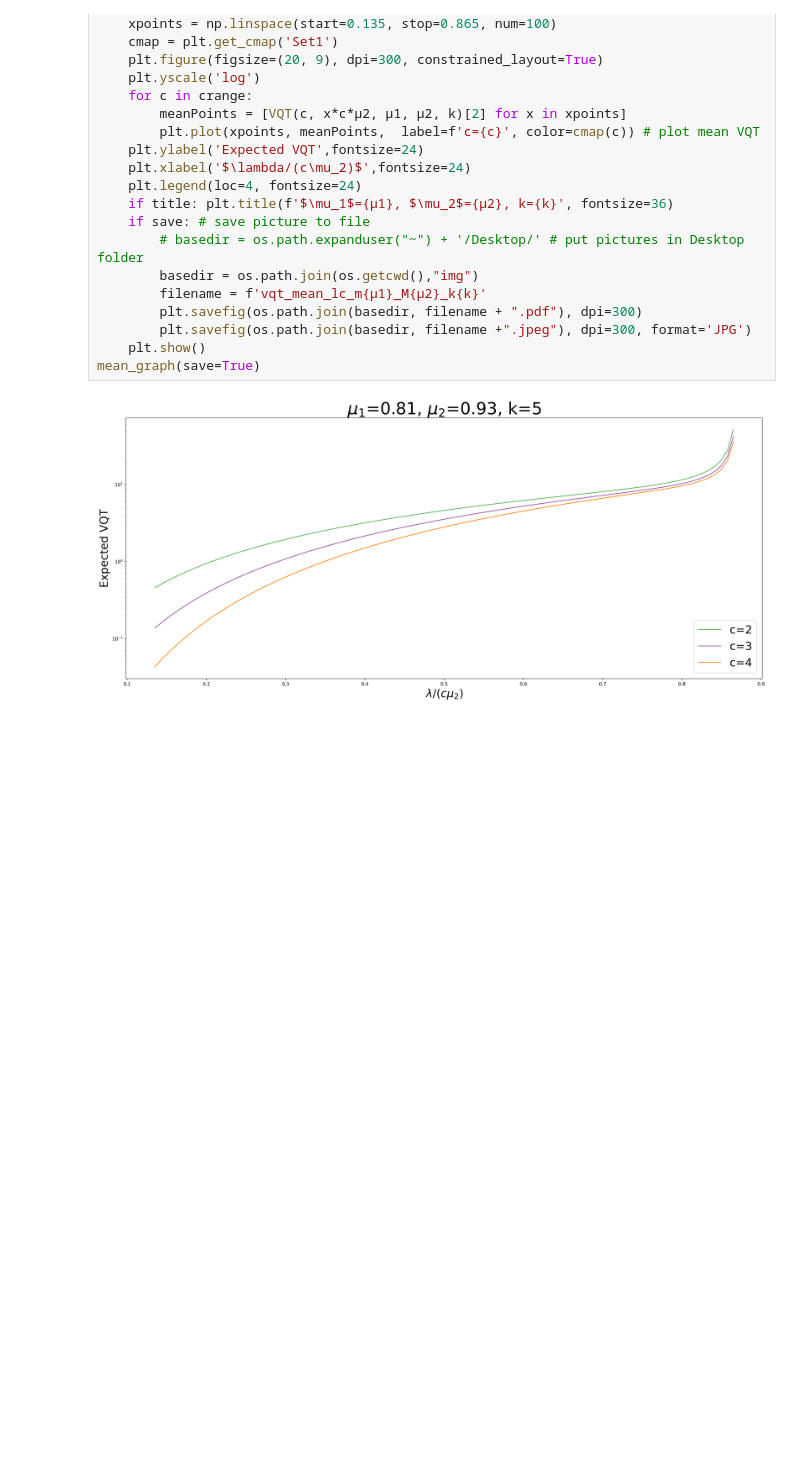
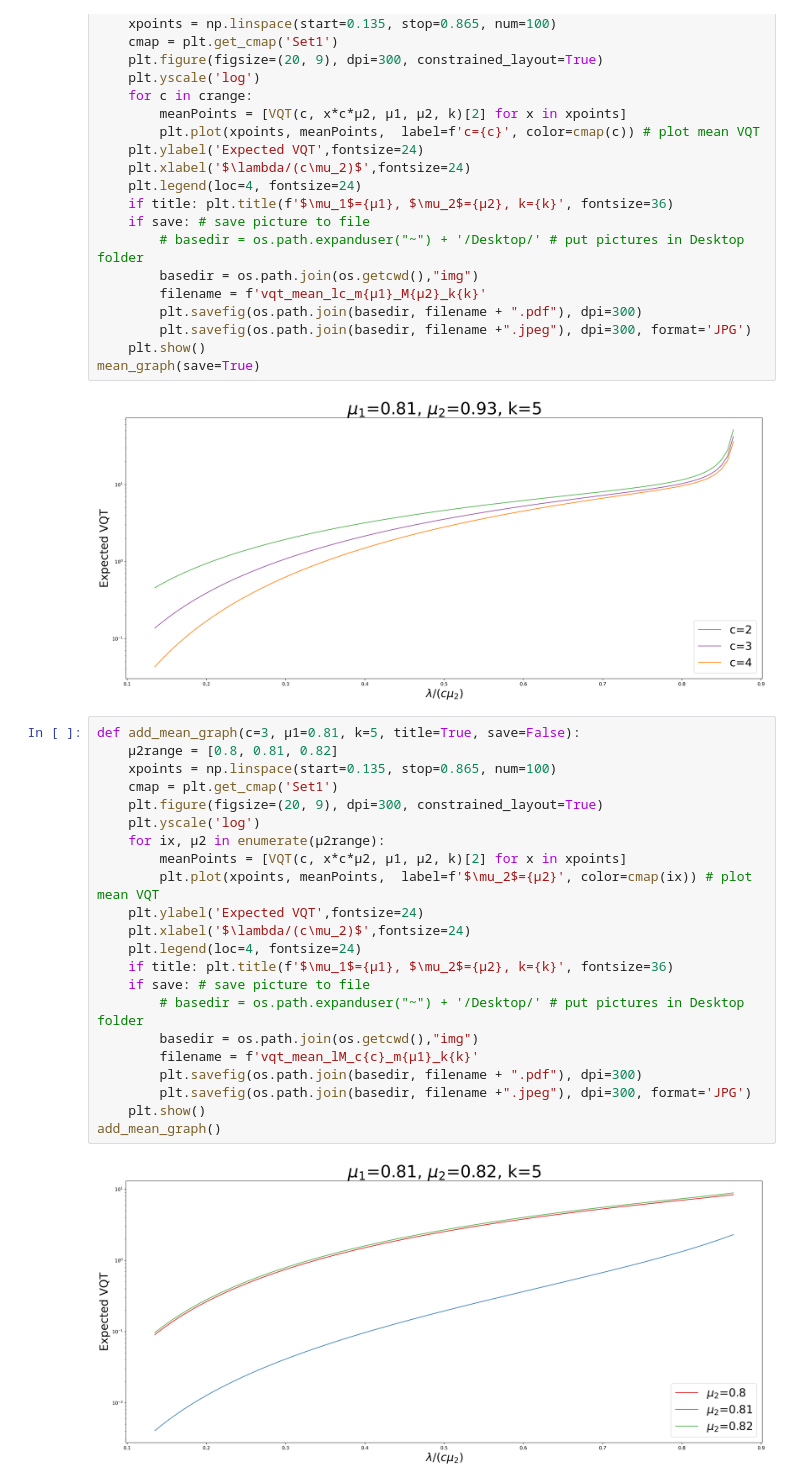
Before and after one commit to brdauria/VQTPlot, a Jupyter notebook: workload.ipynb, the cells around one changed output. Cells and saved outputs as stored; diff of their text form; blank space fills up the shorter version.

Commit message:
added mean graph in python

```diff
--- a/workload.ipynb
+++ b/workload.ipynb
@@ -357,3 +357,27 @@ def mean_graph(μ1=0.81, μ2=0.93, k=5, title=True, save=False):
 mean_graph(save=True)
 # %% [output]
 [figure]
+# %%
+def add_mean_graph(c=3, μ1=0.81, k=5, title=True, save=False):
+    μ2range = [0.8, 0.81, 0.82]
+    xpoints = np.linspace(start=0.135, stop=0.865, num=100)
+    cmap = plt.get_cmap('Set1')
+    plt.figure(figsize=(20, 9), dpi=300, constrained_layout=True)
+    plt.yscale('log')
+    for ix, μ2 in enumerate(μ2range):
+        meanPoints = [VQT(c, x*c*μ2, μ1, μ2, k)[2] for x in xpoints]
+        plt.plot(xpoints, meanPoints,  label=f'$\mu_2$={μ2}', color=cmap(ix)) # plot mean VQT
+    plt.ylabel('Expected VQT',fontsize=24)
+    plt.xlabel('$\lambda/(c\mu_2)$',fontsize=24)
+    plt.legend(loc=4, fontsize=24)
+    if title: plt.title(f'$\mu_1$={μ1}, $\mu_2$={μ2}, k={k}', fontsize=36)
+    if save: # save picture to file
+        # basedir = os.path.expanduser("~") + '/Desktop/' # put pictures in Desktop folder
+        basedir = os.path.join(os.getcwd(),"img")
+        filename = f'vqt_mean_lM_c{c}_m{μ1}_k{k}'
+        plt.savefig(os.path.join(basedir, filename + ".pdf"), dpi=300)
+        plt.savefig(os.path.join(basedir, filename +".jpeg"), dpi=300, format='JPG')
+    plt.show()
+add_mean_graph()
+# %% [output]
+[figure, added]
```
Also changed, not shown: parts of 1 cell of this notebook.
